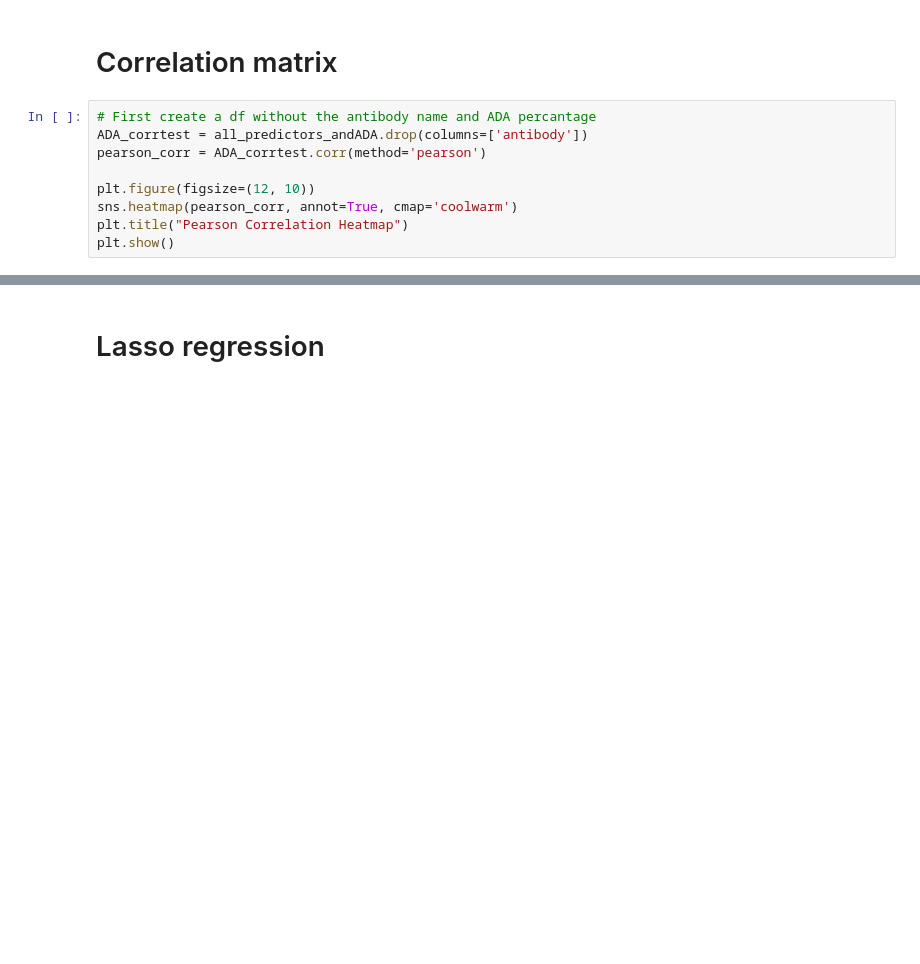
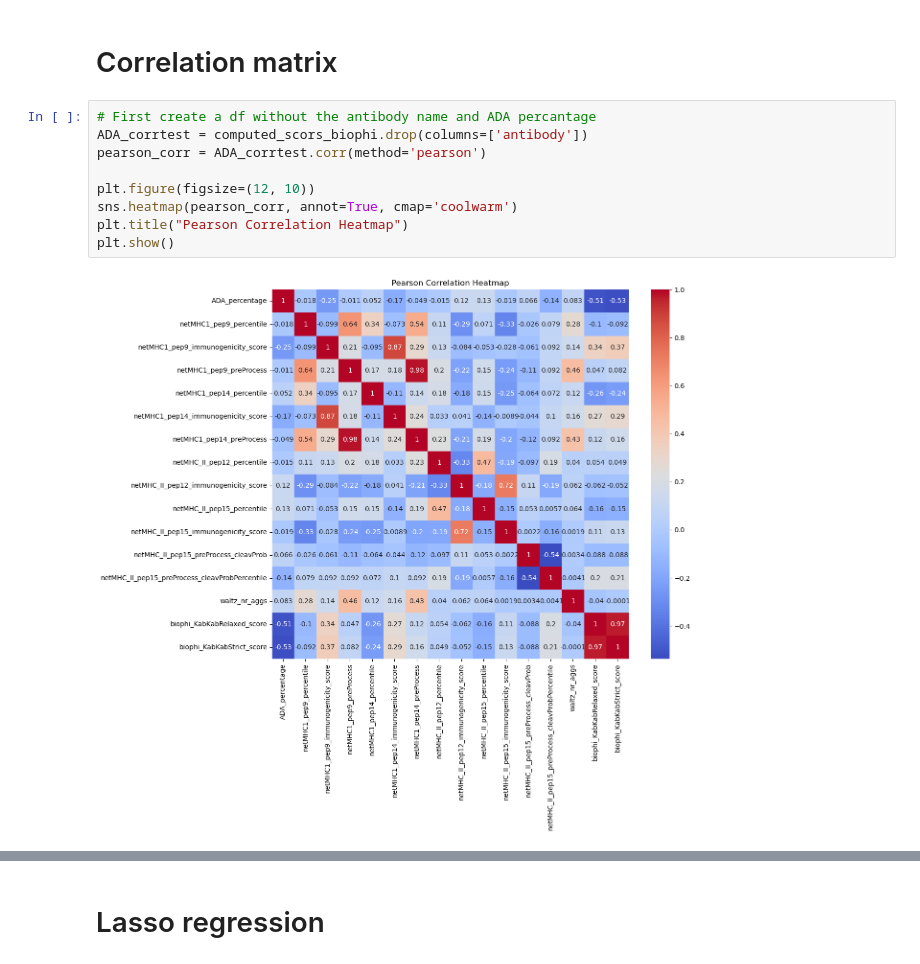
Before and after one commit to RebeckaAntonsson/Thesis, a Jupyter notebook: Immonogenecity_tool_testing/model_selection/biophi_dataSet/model_selection_visualization_ABbiophiDataset.ipynb, the cells around one changed output, grey strips where cells are left out. Saved outputs shown, nothing was run; the diff lists cells and outputs as text; blank space fills up the shorter version.

```diff
--- a/Immonogenecity_tool_testing/model_selection/biophi_dataSet/model_selection_visualization_ABbiophiDataset.ipynb
+++ b/Immonogenecity_tool_testing/model_selection/biophi_dataSet/model_selection_visualization_ABbiophiDataset.ipynb
@@ -39,13 +50,15 @@ plt.show()
 # Correlation matrix
 # %%
 # First create a df without the antibody name and ADA percantage
-ADA_corrtest = all_predictors_andADA.drop(columns=['antibody'])
+ADA_corrtest = computed_scors_biophi.drop(columns=['antibody'])
 pearson_corr = ADA_corrtest.corr(method='pearson')
 
 plt.figure(figsize=(12, 10))
 sns.heatmap(pearson_corr, annot=True, cmap='coolwarm')
 plt.title("Pearson Correlation Heatmap")
 plt.show()
+# %% [output]
+[figure, added]
 # %%
 # print the correlation of the ADA percentage column
 pearson_corr['ADA_percentage'].sort_values(ascending=False)
```
Also changed, not shown: parts of 5 cells of this notebook, 1 other file.
